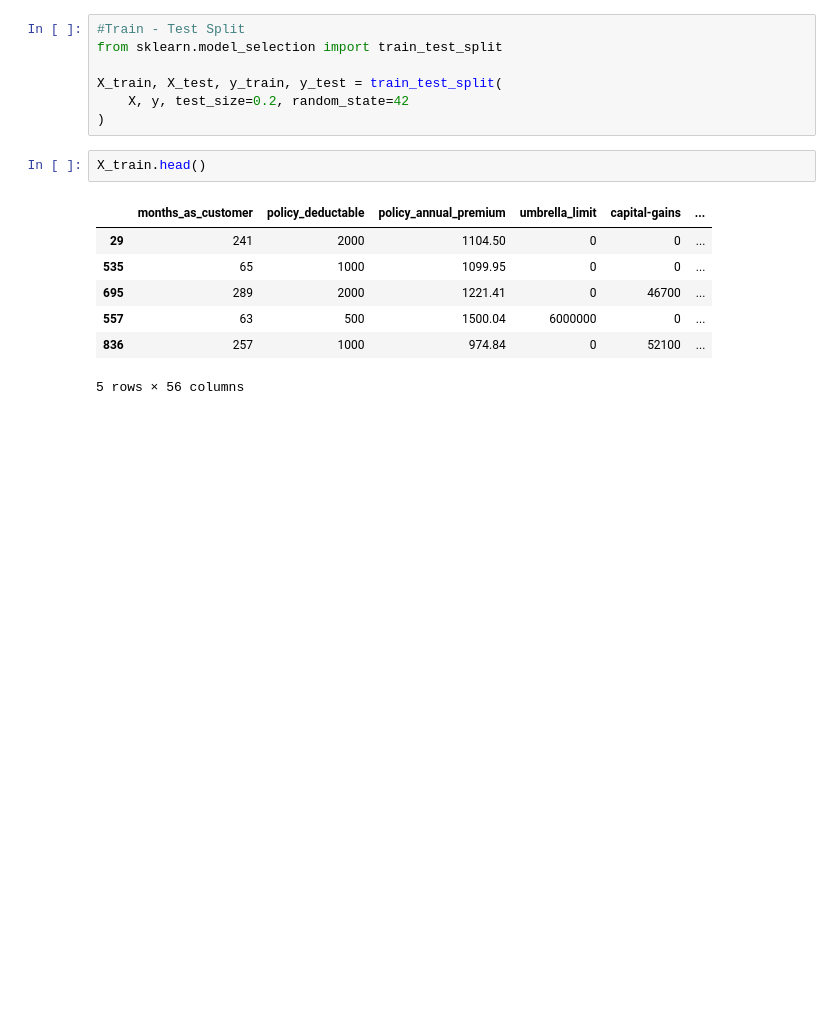
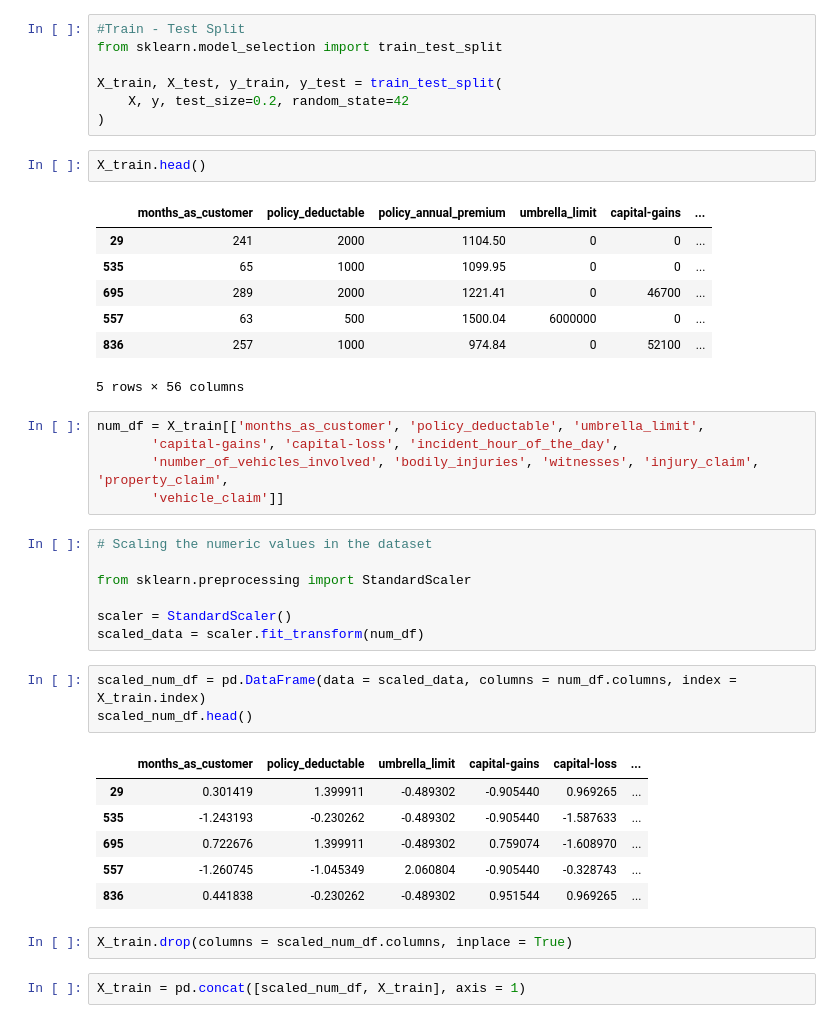
Before and after one commit to Fruce/Insurance-Fraud, a Jupyter notebook: Insurance_Fraud.ipynb, the cells around one changed output. Drawn from its saved outputs; the diff is of its cells as text; blank space fills up the shorter version.

```diff
--- a/Insurance_Fraud.ipynb
+++ b/Insurance_Fraud.ipynb
@@ -232,3 +232,29 @@ X_train.head()
 | 557 | 63 | 500 | 1500.04 | 6000000 | 0 | ... |
 | 836 | 257 | 1000 | 974.84 | 0 | 52100 | ... |
 5 rows × 56 columns
+# %%
+num_df = X_train[['months_as_customer', 'policy_deductable', 'umbrella_limit',
+       'capital-gains', 'capital-loss', 'incident_hour_of_the_day',
+       'number_of_vehicles_involved', 'bodily_injuries', 'witnesses', 'injury_claim', 'property_claim',
+       'vehicle_claim']]
+# %%
+# Scaling the numeric values in the dataset
+
+from sklearn.preprocessing import StandardScaler
+
+scaler = StandardScaler()
+scaled_data = scaler.fit_transform(num_df)
+# %%
+scaled_num_df = pd.DataFrame(data = scaled_data, columns = num_df.columns, index = X_train.index)
+scaled_num_df.head()
+# %% [output]
+|  | months_as_customer | policy_deductable | umbrella_limit | capital-gains | capital-loss | ... |
+| 29 | 0.301419 | 1.399911 | -0.489302 | -0.905440 | 0.969265 | ... |
+| 535 | -1.243193 | -0.230262 | -0.489302 | -0.905440 | -1.587633 | ... |
+| 695 | 0.722676 | 1.399911 | -0.489302 | 0.759074 | -1.608970 | ... |
+| 557 | -1.260745 | -1.045349 | 2.060804 | -0.905440 | -0.328743 | ... |
+| 836 | 0.441838 | -0.230262 | -0.489302 | 0.951544 | 0.969265 | ... |
+# %%
+X_train.drop(columns = scaled_num_df.columns, inplace = True)
+# %%
+X_train = pd.concat([scaled_num_df, X_train], axis = 1)
```
Also changed, not shown: parts of 25 cells of this notebook.
